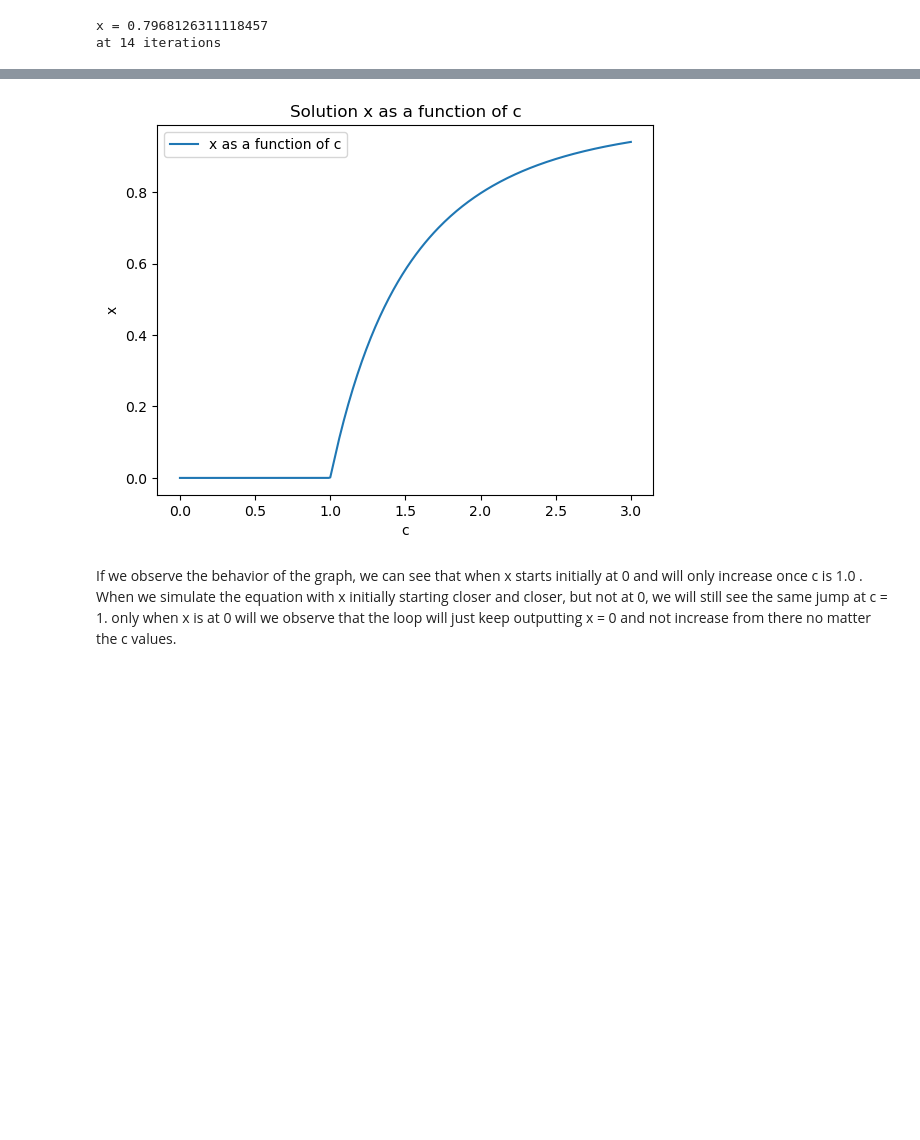
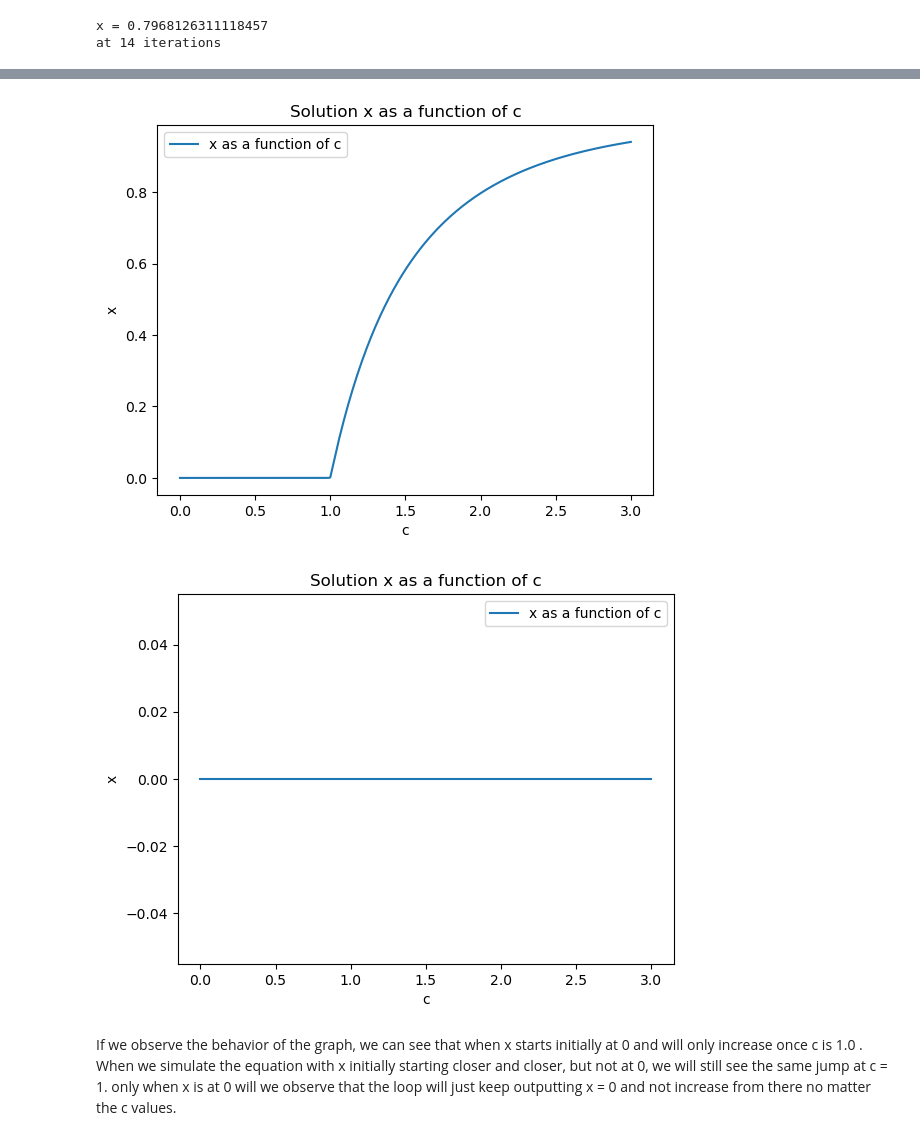
Before and after one commit to HojoHiroshi/HiroshiHojo, a Jupyter notebook: Lab Assignment Module 2.ipynb, the cells around one changed output, grey strips where cells are left out. Drawn from its saved outputs; the diff is of its cells as text; code cells hidden in the pictures; blank space fills up the shorter version.

```diff
--- a/Lab Assignment Module 2.ipynb
+++ b/Lab Assignment Module 2.ipynb
@@ -237,9 +255,6 @@ plt.title('Solution x as a function of c')
 plt.legend()
 plt.show()
 
-import matplotlib.pyplot as plt
-from math import exp
-
 #Define the function to compute the next iteration of x
 def xiterations(c, x0, tol=1e-6):
 
@@ -248,33 +263,67 @@ def xiterations(c, x0, tol=1e-6):
 
         #Check if the difference between successive values is smaller than the tolerance
         if abs(x - x0) < tol:
             return x
 
         x0 = x  #Update x0 for the next iteration
     return x  #Return the last computed value if the loop does not converge
 
 
 #Initialize lists to store values of c and corresponding x
 x_values = []
 c_values = [round(i * 0.01, 2) for i in range(301)]  #Values of c from 0 to 3 in steps of 0.01
 
 
 #Iterate over values of c and compute the corresponding x
 for c in c_values:
     x0 = 0.1  #Reset initial guess for each c
     x = xiterations(c, x0)  #Compute the solution for this c
     x_values.append(x)  #Store the computed x
 
 #Plot x as a function of c
 plt.plot(c_values, x_values, label="x as a function of c")
 plt.xlabel('c')
 plt.ylabel('x')
 plt.title('Solution x as a function of c')
 plt.legend()
 plt.show()
+
+#Define the function to compute the next iteration of x
+def xiterations(c, x0, tol=1e-6):
+
+    while True:
+        x = 1 - exp(-c * x0)  #Update equation
+
+        #Check if the difference between successive values is smaller than the tolerance
+        if abs(x - x0) < tol:
+            return x
+
+        x0 = x  #Update x0 for the next iteration
+    return x  #Return the last computed value if the loop does not converge
+
+
+#Initialize lists to store values of c and corresponding x
+x_values = []
+c_values = [round(i * 0.01, 2) for i in range(301)]  #Values of c from 0 to 3 in steps of 0.01
+
+
+#Iterate over values of c and compute the corresponding x
+for c in c_values:
+    x0 = 0  #Reset initial guess for each c
+    x = xiterations(c, x0)  #Compute the solution for this c
+    x_values.append(x)  #Store the computed x
+
+#Plot x as a function of c
+plt.plot(c_values, x_values, label="x as a function of c")
+plt.xlabel('c')
+plt.ylabel('x')
+plt.title('Solution x as a function of c')
+plt.legend()
+plt.show()
 # %% [output]
 [figure]
 [figure]
+[figure, added]
 # %% [markdown]
 If we observe the behavior of the graph, we can see that when x starts initially at 0 and will only increase once c is 1.0 . When we simulate the equation with x initially starting closer and closer, but not at 0, we will still see the same jump at c = 1. only when x is at 0 will we observe that the loop will just keep outputting x = 0 and not increase from there no matter the c values.
 # %% [markdown]
```
Also changed, not shown: parts of 4 cells of this notebook.
